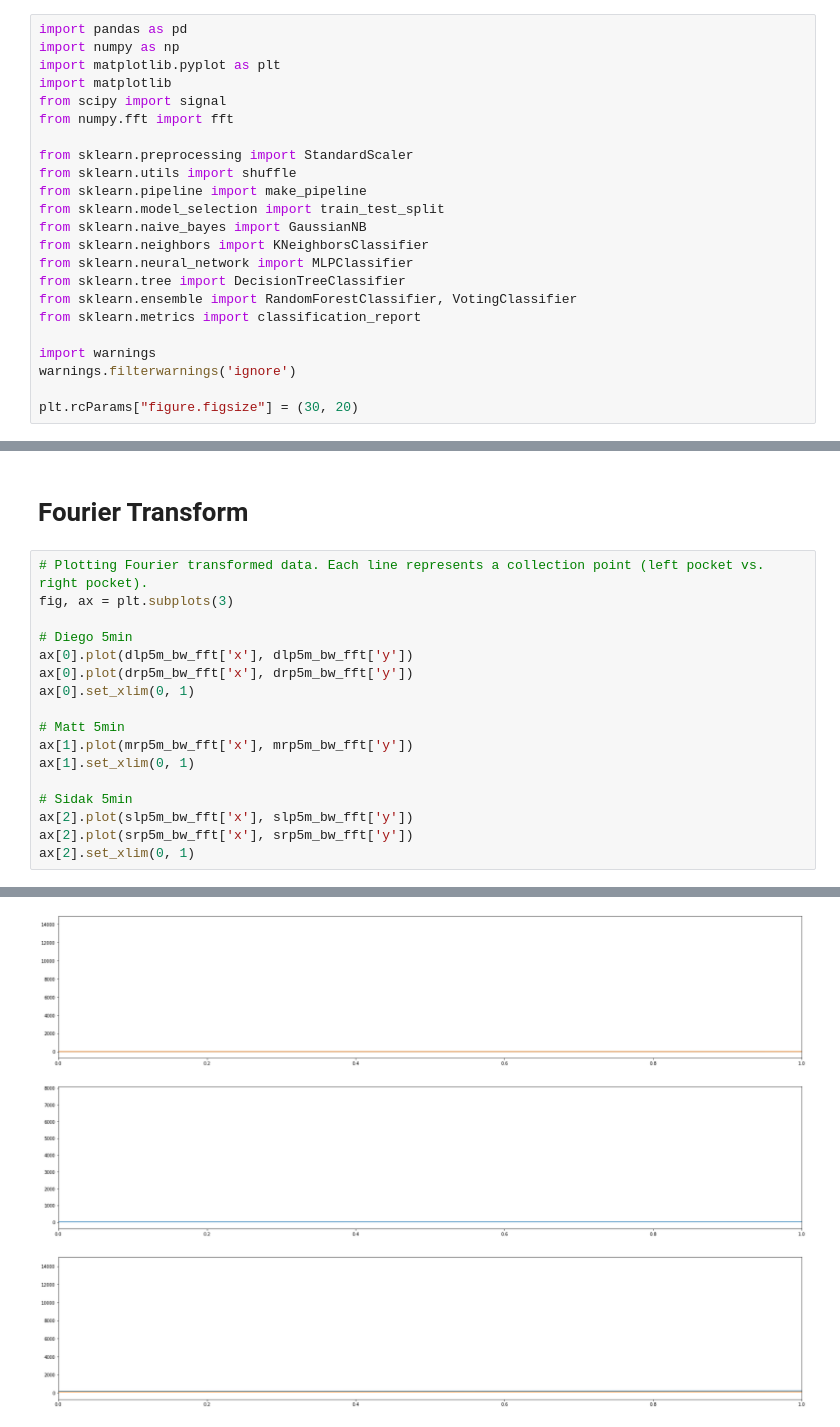
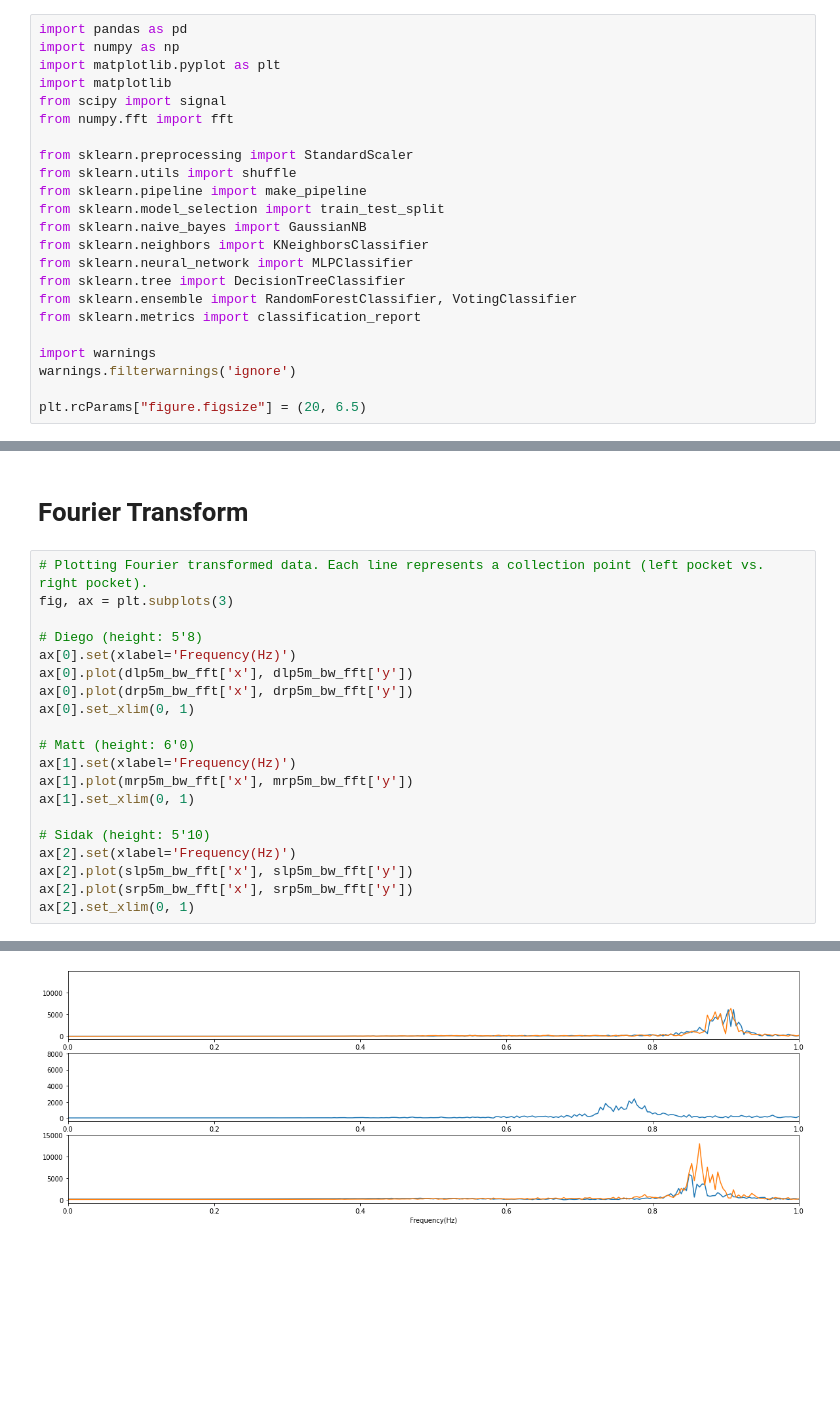
Before and after one commit to asd881018/Sensors-Noise-and-Walking-Human-Activity-Analysis, a Jupyter notebook: src.ipynb, the cells around one changed output, grey strips where cells are left out. Drawn from its saved outputs; the diff is of its cells as text; blank space fills up the shorter version.

```diff
--- a/src.ipynb
+++ b/src.ipynb
@@ -20,4 +20,4 @@ from sklearn.metrics import classification_report
 import warnings
 warnings.filterwarnings('ignore')
 
-plt.rcParams["figure.figsize"] = (30, 20)
+plt.rcParams["figure.figsize"] = (20, 6.5)
@@ -134,20 +167,23 @@ ax[2].plot(slp_5min_bw['seconds'], slp_5min_bw['z'])
 # %%
 # Plotting Fourier transformed data. Each line represents a collection point (left pocket vs. right pocket).
 fig, ax = plt.subplots(3)
 
-# Diego 5min
+# Diego (height: 5'8)
+ax[0].set(xlabel='Frequency(Hz)')
 ax[0].plot(dlp5m_bw_fft['x'], dlp5m_bw_fft['y'])
 ax[0].plot(drp5m_bw_fft['x'], drp5m_bw_fft['y'])
 ax[0].set_xlim(0, 1)
 
-# Matt 5min
+# Matt (height: 6'0)
+ax[1].set(xlabel='Frequency(Hz)')
 ax[1].plot(mrp5m_bw_fft['x'], mrp5m_bw_fft['y'])
 ax[1].set_xlim(0, 1)
 
-# Sidak 5min
+# Sidak (height: 5'10)
+ax[2].set(xlabel='Frequency(Hz)')
 ax[2].plot(slp5m_bw_fft['x'], slp5m_bw_fft['y'])
 ax[2].plot(srp5m_bw_fft['x'], srp5m_bw_fft['y'])
 ax[2].set_xlim(0, 1)
 # %% [output]
 (0.0, 1.0)
-[figure, old version]
+[figure, new version]
```
Also changed, not shown: parts of 8 cells of this notebook.
